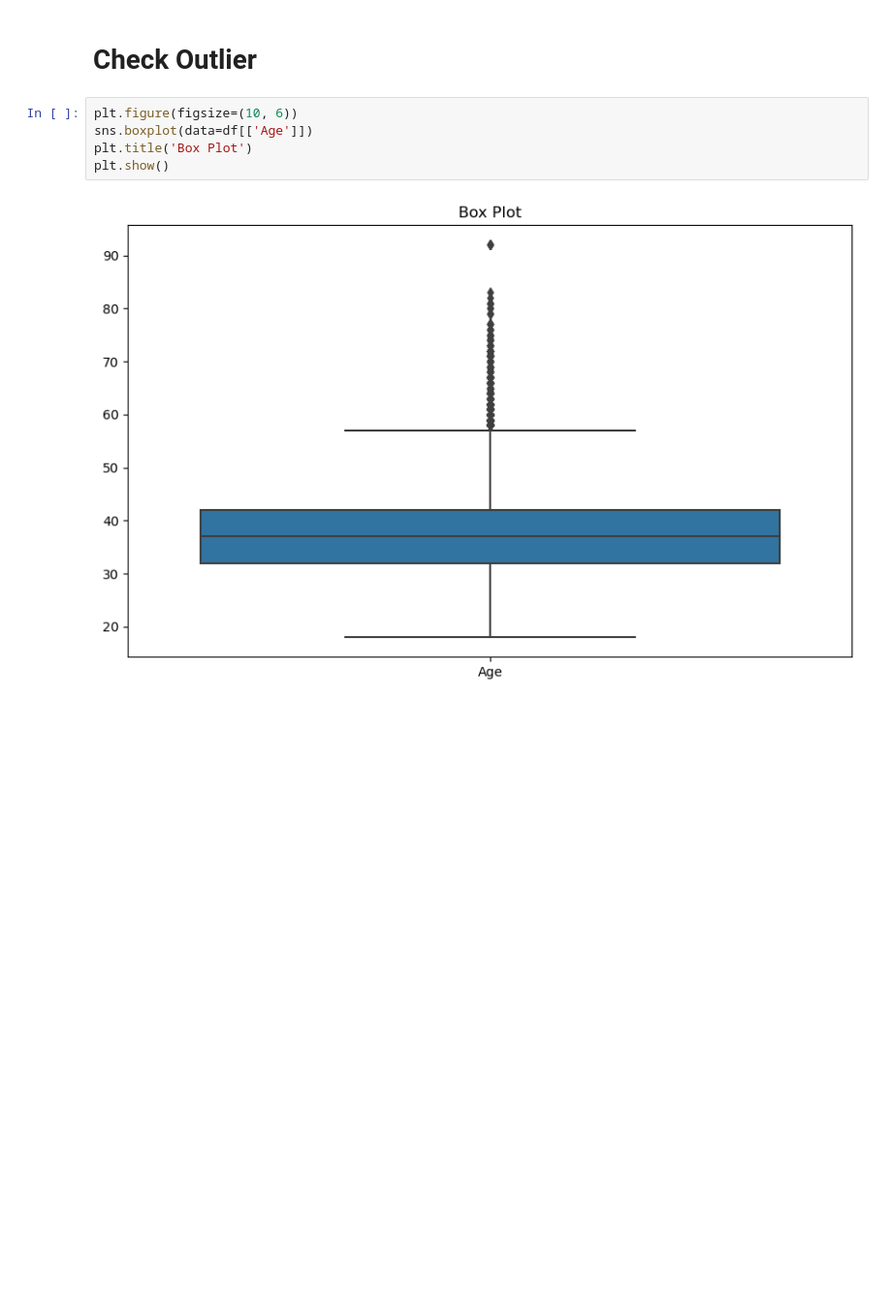
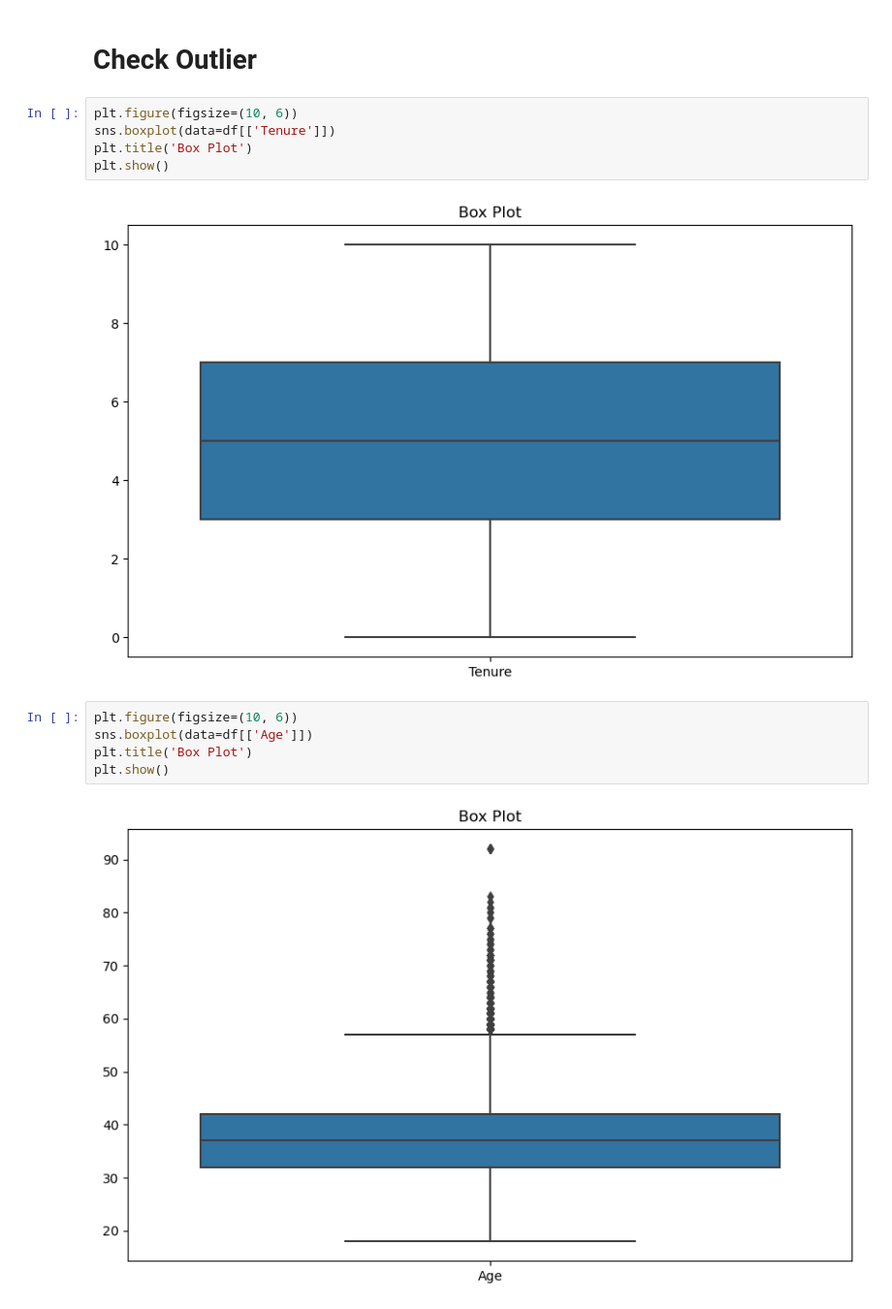
Before and after one commit to jalviss/Model, a Jupyter notebook: modelling.ipynb, the cells around one changed output. Shown: that part at 97% size. Saved outputs shown, nothing was run; the diff lists cells and outputs as text; blank space fills up the shorter version.

```diff
--- a/modelling.ipynb
+++ b/modelling.ipynb
@@ -160,6 +160,13 @@ churn
 Name: count, dtype: int64
 # %% [markdown]
 # Check Outlier
+# %%
+plt.figure(figsize=(10, 6))
+sns.boxplot(data=df[['Tenure']])
+plt.title('Box Plot')
+plt.show()
+# %% [output]
+[figure, added]
 # %%
 plt.figure(figsize=(10, 6))
 sns.boxplot(data=df[['Age']])
```
Also changed, not shown: parts of 4 cells of this notebook, 4 other files.
